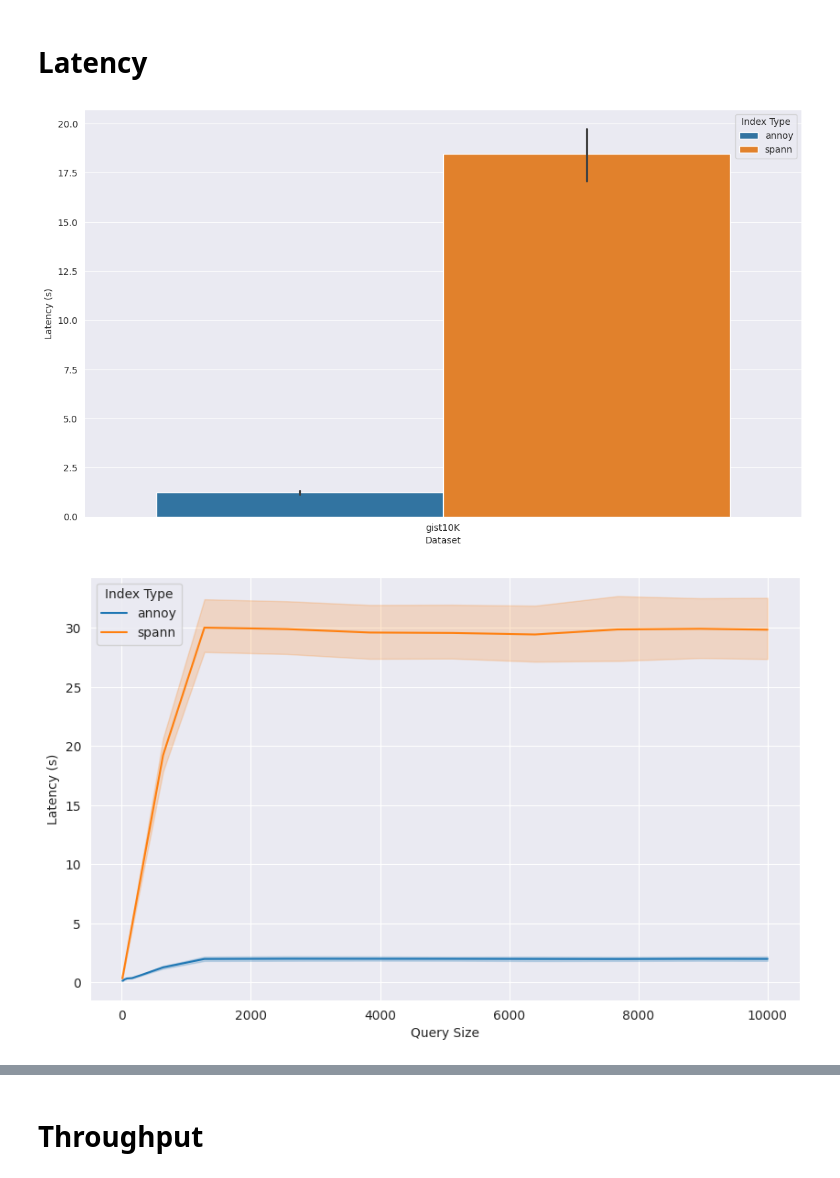
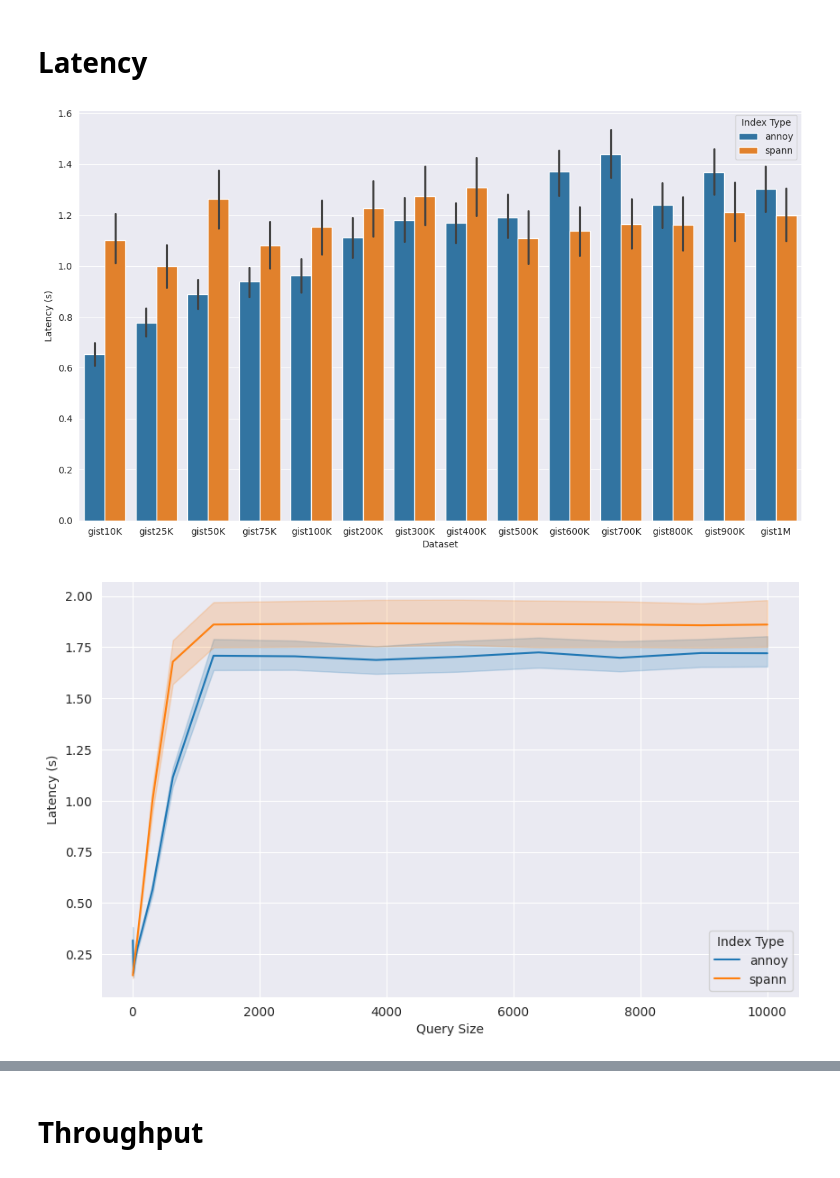
Before and after one commit to Santius0/microvecdb, a Jupyter notebook: python/benchmark/results.ipynb, the cells around one changed output, grey strips where cells are left out. Saved outputs shown, nothing was run; the diff lists cells and outputs as text; code cells hidden in the pictures.

```diff
--- a/python/benchmark/results.ipynb
+++ b/python/benchmark/results.ipynb
@@ -2,10 +2,18 @@
 import pandas as pd
 import matplotlib.pyplot as plt
 import seaborn as sns
+import numpy as np
+from sklearn.preprocessing import MinMaxScaler
 
+intel_file = './results/results.csv'
 results_file = './results/jetson/results.csv'
 df = pd.read_csv(results_file)
+df_intel = pd.read_csv(intel_file)
+# df_intel = df_intel[df_intel['index_size'] == 10000]
 
 df['throughput'] = df['query_size'] / df['latency_(s)']
+df_intel['throughput'] = df_intel['query_size'] / df_intel['latency_(s)']
 
-df.head()
+# diff = df['latency_(s)'] - df_intel['latency_(s)']
+# diff.mean()
+# df[df['index_type'] == 'spann'].head()
@@ -27,6 +27,16 @@ lower_bound = Q1 - 1.5 * IQR
 upper_bound = Q3 + 1.5 * IQR
 
 df = df[(df['latency_(s)'] >= lower_bound) & (df['latency_(s)'] <= upper_bound)]
+
+Q1 = df_intel['latency_(s)'].quantile(0.25)
+Q3 = df_intel['latency_(s)'].quantile(0.75)
+
+IQR = Q3 - Q1
+
+lower_bound = Q1 - 1.5 * IQR
+upper_bound = Q3 + 1.5 * IQR
+
+df_intel = df_intel[(df_intel['latency_(s)'] >= lower_bound) & (df_intel['latency_(s)'] <= upper_bound)]
 # %%
 df.describe()
 # %% [output]
@@ -45,39 +55,39 @@ df.describe()
 # %%
 # Latency Distribution
 plt.figure(figsize=(14, 8))
-sns.barplot(data=df, x='dataset', y='latency_(s)', hue='index_type')
+sns.barplot(data=df_intel, x='dataset', y='latency_(s)', hue='index_type')
 plt.xlabel('Dataset')
 plt.ylabel('Latency (s)')
 plt.legend(title='Index Type')
 plt.savefig('./figures/latency_distribution.png')
 plt.show()
 
 # Latency vs Query Size
 plt.figure(figsize=(10, 6))
-sns.lineplot(x='query_size', y='latency_(s)', hue='index_type', data=df)
+sns.lineplot(x='query_size', y='latency_(s)', hue='index_type', data=df_intel)
 plt.xlabel('Query Size')
 plt.ylabel('Latency (s)')
 plt.legend(title='Index Type')
 plt.savefig('./figures/latency_vs_query_size.png')
 plt.show()
 
 # Latency vs Index Size
 plt.figure(figsize=(10, 6))
-sns.lineplot(x='index_size', y='latency_(s)', hue='index_type', data=df)
+sns.lineplot(x='index_size', y='latency_(s)', hue='index_type', data=df_intel)
 plt.xlabel('Index Size')
 plt.ylabel('Latency (s)')
 plt.legend(title='Index Type')
 plt.savefig('./figures/latency_vs_index_size.png')
 plt.show()
 
 # Latency vs Dimensions
 plt.figure(figsize=(10, 6))
-sns.lineplot(x='dims', y='latency_(s)', hue='index_type', data=df)
+sns.lineplot(x='dims', y='latency_(s)', hue='index_type', data=df_intel)
 plt.xlabel('Dimensions')
 plt.ylabel('Latency (s)')
 plt.legend(title='Index Type')
 plt.savefig('./figures/latency_vs_dims.png')
 plt.show()
 # %% [output]
-[figure, old version]
+[figure, new version]
-[figure, old version]
+[figure, new version]
```
Also changed, not shown: parts of 12 cells of this notebook, 3 other files.
